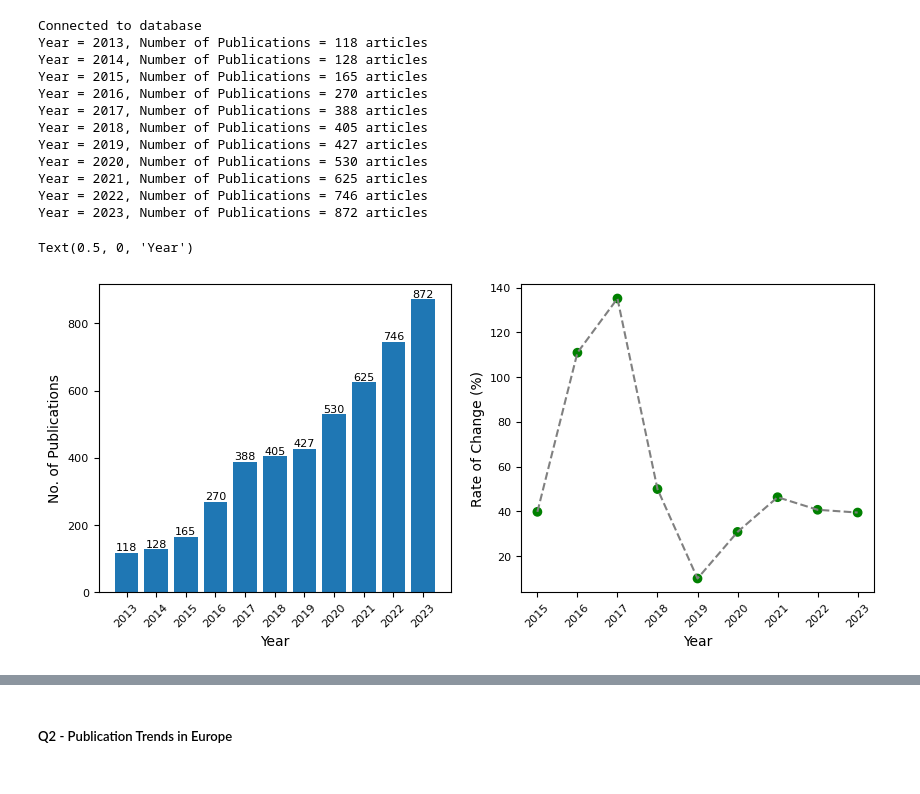
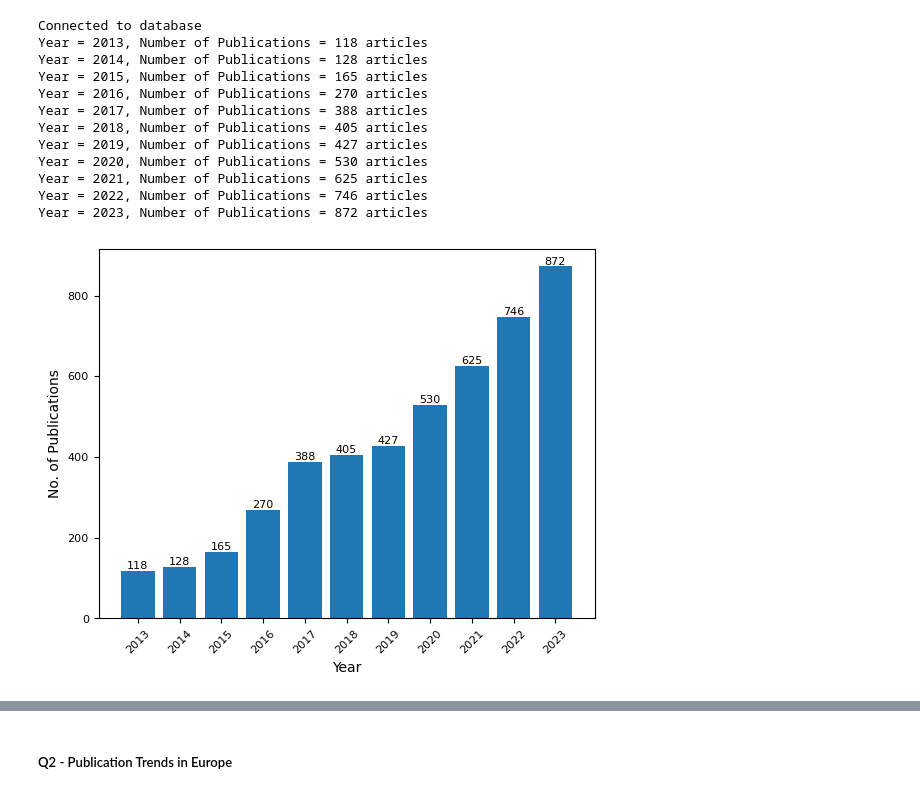
Before and after one commit to Arg-Pep/CS648---Project-ID-24-8, a Jupyter notebook: CS648 - Code.ipynb, the cells around one changed output, grey strips where cells are left out. Cells and saved outputs as stored; diff of their text form; code cells hidden in the pictures.

```diff
--- a/CS648 - Code.ipynb
+++ b/CS648 - Code.ipynb
@@ -952,43 +952,42 @@ Year = 2023, Number of Publications = 872 articles
 dict_China = {'Pub_Year': Year, 'Count': Count_China}
 
 # Create df from SQL query results
 Pub_China = pd.DataFrame(dict_China)
 
 # New column: rate of change in number of publications by year
 Pub_China['Rate_of_Change'] = Pub_China['Count'].pct_change(periods=2) * 100
 
 # Copy of df to exlude year 2013 as rate of change is NaN
 Pub_China_exclnan = Pub_China[~Pub_China['Pub_Year'].isin([2013, 2014])] # ~ is the NOT operator
 
 # Set up colour values for rate of change
 colours = ['green' if val > 0 else 'yellow' if val == 0 else 'red' for val in Pub_China_exclnan['Rate_of_Change']]
 
 # Plot number of publications and rate of change
 
-fig, (ax1, ax2) = plt.subplots(1,2,figsize=(10, 4))
+fig, ax1 = plt.subplots()
 
 bars = ax1.bar(Pub_China['Pub_Year'], Pub_China['Count'], label=Pub_China['Pub_Year'])
 ax1.set_xticks(Pub_China['Pub_Year'], labels=Pub_China['Pub_Year'], rotation= 45, size = 8)
 ax1.tick_params(axis='y', labelsize=8)  # Set the label size for y-axis
 ax1.set_ylabel('No. of Publications')
 ax1.set_xlabel('Year', fontsize = 10)
 #ax1.set_title('Number of Publications from China by Year', fontsize = 9)
 # Add count value on top of each bar
 for bar in bars:
     yval = bar.get_height()
     ax1.text(bar.get_x() + bar.get_width()/2, yval, int(yval), ha='center', va='bottom', fontsize=8)
 
 
-ax2.plot(Pub_China_exclnan['Pub_Year'], Pub_China_exclnan['Rate_of_Change'], linestyle="--", color= 'gray', label="Rate of Change")
-ax2.scatter(Pub_China_exclnan['Pub_Year'], Pub_China_exclnan['Rate_of_Change'], color= colours)
-ax2.set_xticks(Pub_China_exclnan['Pub_Year'], labels=Pub_China_exclnan['Pub_Year'], rotation= 45, size = 8)
-ax2.tick_params(axis='y', labelsize=8)  # Set the label size for y-axis
-#ax2.set_title('Two-Year Rate of Change in Number of Publications from China', fontsize = 9)
-ax2.set_ylabel('Rate of Change (%)')
-ax2.set_xlabel('Year', fontsize = 10)
+# ax2.plot(Pub_China_exclnan['Pub_Year'], Pub_China_exclnan['Rate_of_Change'], linestyle="--", color= 'gray', label="Rate of Change")
+# ax2.scatter(Pub_China_exclnan['Pub_Year'], Pub_China_exclnan['Rate_of_Change'], color= colours)
+# ax2.set_xticks(Pub_China_exclnan['Pub_Year'], labels=Pub_China_exclnan['Pub_Year'], rotation= 45, size = 8)
+# ax2.tick_params(axis='y', labelsize=8)  # Set the label size for y-axis
+# #ax2.set_title('Two-Year Rate of Change in Number of Publications from China', fontsize = 9)
+# ax2.set_ylabel('Rate of Change (%)')
+# ax2.set_xlabel('Year', fontsize = 10)
 # %% [output]
-Text(0.5, 0, 'Year')
-[figure, old version]
+[figure, new version]
 # %%
 # Number of publications by year from China by City - Top 3
 
```
Also changed, not shown: parts of 13 cells of this notebook, 6 other files.
